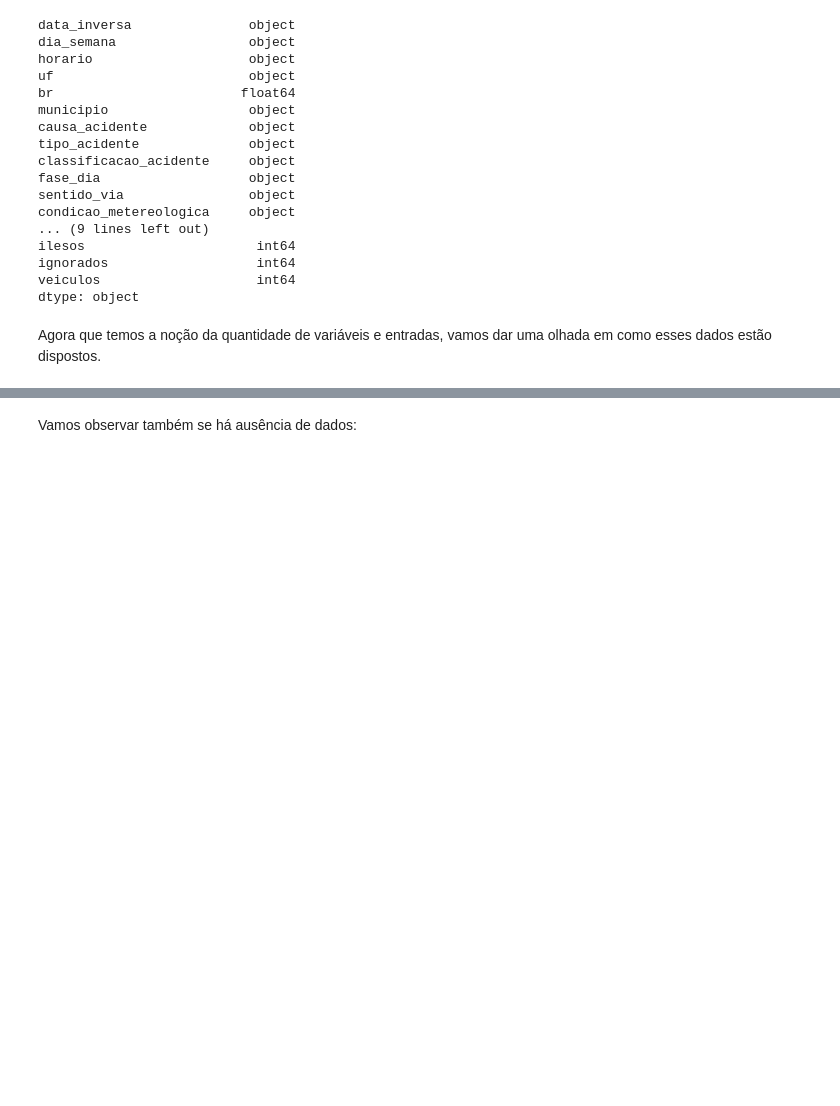
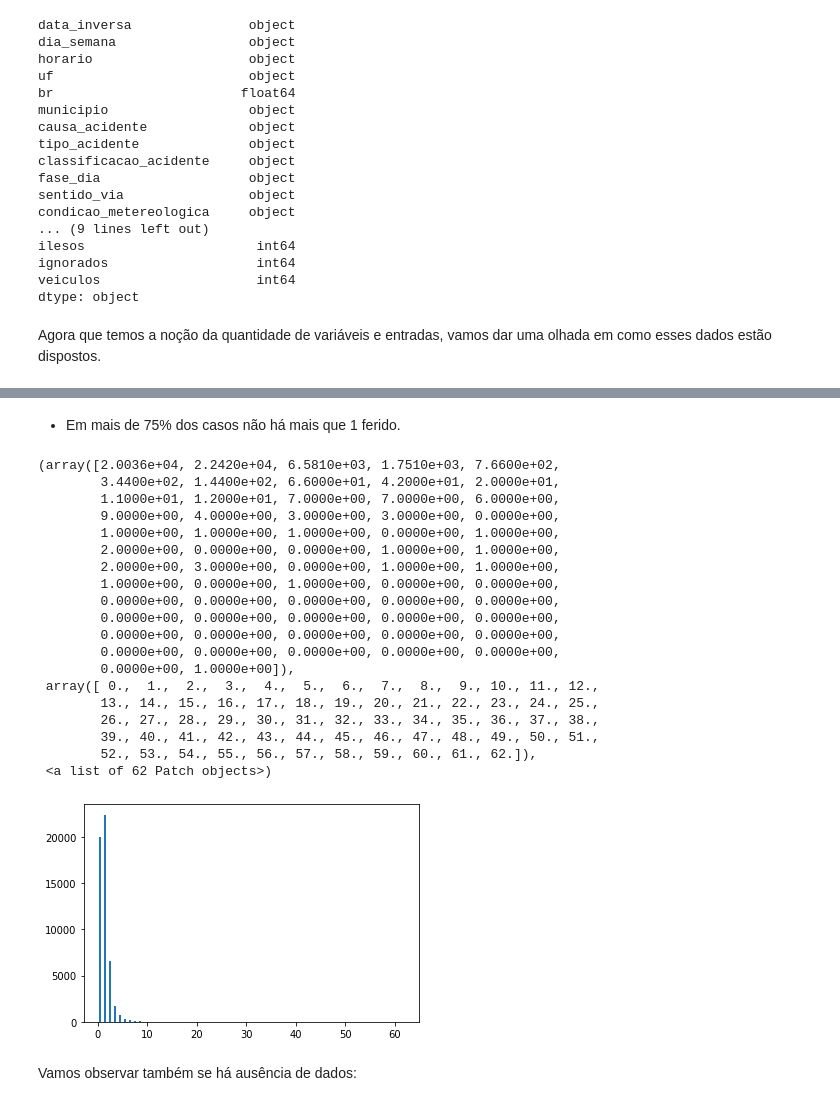
Before and after one commit to medeirosgian/Data-Science, a Jupyter notebook: Análise_dos_acidentes_PRF2017.ipynb, the cells around one changed output, grey strips where cells are left out. Drawn from its saved outputs; the diff is of its cells as text; code cells hidden in the pictures; blank space fills up the shorter version.

```diff
--- a/Análise_dos_acidentes_PRF2017.ipynb
+++ b/Análise_dos_acidentes_PRF2017.ipynb
@@ -125,3 +137,30 @@ Só com essa análise superficial, já podemos observar alguns pontos:
+# %% [markdown]
+- Em mais de 75% dos casos não há mais que 1 ferido.
+# %%
+# Plot gráfico de feridos
+
+plt.hist(df.feridos, 62, rwidth=0.5)
+# %% [output]
+(array([2.0036e+04, 2.2420e+04, 6.5810e+03, 1.7510e+03, 7.6600e+02,
+        3.4400e+02, 1.4400e+02, 6.6000e+01, 4.2000e+01, 2.0000e+01,
+        1.1000e+01, 1.2000e+01, 7.0000e+00, 7.0000e+00, 6.0000e+00,
+        9.0000e+00, 4.0000e+00, 3.0000e+00, 3.0000e+00, 0.0000e+00,
+        1.0000e+00, 1.0000e+00, 1.0000e+00, 0.0000e+00, 1.0000e+00,
+        2.0000e+00, 0.0000e+00, 0.0000e+00, 1.0000e+00, 1.0000e+00,
+        2.0000e+00, 3.0000e+00, 0.0000e+00, 1.0000e+00, 1.0000e+00,
+        1.0000e+00, 0.0000e+00, 1.0000e+00, 0.0000e+00, 0.0000e+00,
+        0.0000e+00, 0.0000e+00, 0.0000e+00, 0.0000e+00, 0.0000e+00,
+        0.0000e+00, 0.0000e+00, 0.0000e+00, 0.0000e+00, 0.0000e+00,
+        0.0000e+00, 0.0000e+00, 0.0000e+00, 0.0000e+00, 0.0000e+00,
+        0.0000e+00, 0.0000e+00, 0.0000e+00, 0.0000e+00, 0.0000e+00,
+        0.0000e+00, 1.0000e+00]),
+ array([ 0.,  1.,  2.,  3.,  4.,  5.,  6.,  7.,  8.,  9., 10., 11., 12.,
+        13., 14., 15., 16., 17., 18., 19., 20., 21., 22., 23., 24., 25.,
+        26., 27., 28., 29., 30., 31., 32., 33., 34., 35., 36., 37., 38.,
+        39., 40., 41., 42., 43., 44., 45., 46., 47., 48., 49., 50., 51.,
+        52., 53., 54., 55., 56., 57., 58., 59., 60., 61., 62.]),
+ <a list of 62 Patch objects>)
+[figure, added]
 # %% [markdown]
 Vamos observar também se há ausência de dados:
 # %%
```
Also changed, not shown: parts of 2 cells of this notebook.
